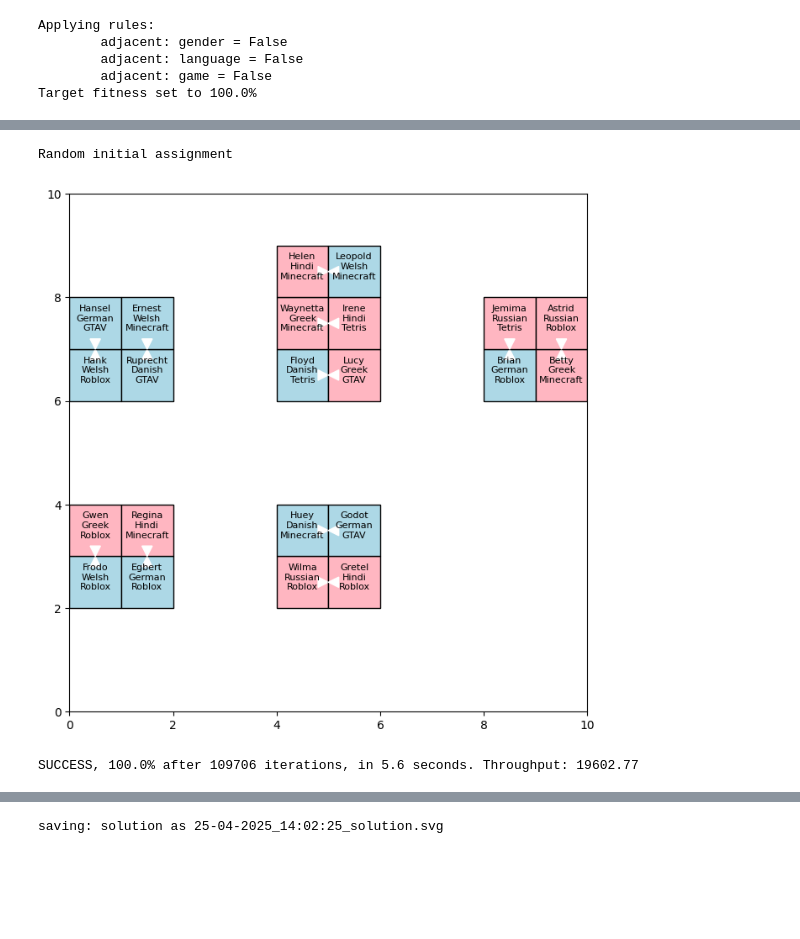
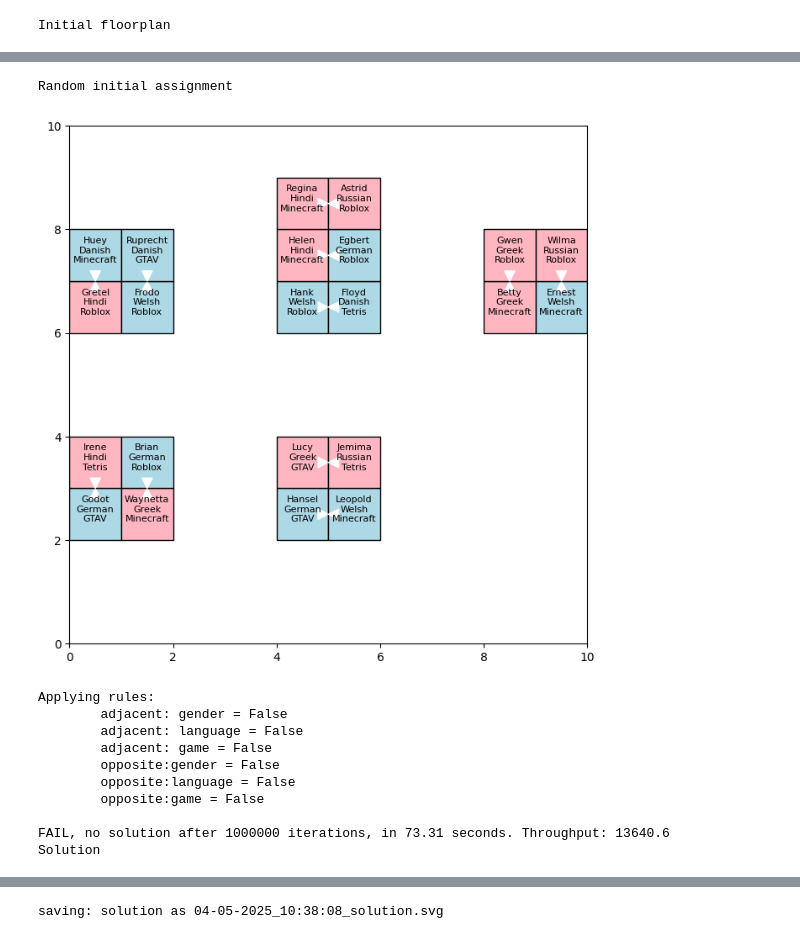
Before and after one commit to twood-nv/pyseater, a Jupyter notebook: ips-6b.ipynb, the cells around one changed output, grey strips where cells are left out. Drawn from its saved outputs; the diff is of its cells as text; code cells hidden in the pictures; blank space fills up the shorter version.

```diff
--- a/ips-6b.ipynb
+++ b/ips-6b.ipynb
@@ -1,50 +1,42 @@
 # %%
 import pyseater as ps
 params = ps.Parameters()
 seater = ps.Pyseater(params.n_rows, params.n_cols)
 
-ps.add_table(seater, 0, 2, ps.Table(2, 2, ps.Divide.HORIZONTAL))
-ps.add_table(seater, 4, 2, ps.Table(2, 2, ps.Divide.VERTICAL))
-ps.add_table(seater, 8, 6, ps.Table(2, 2, ps.Divide.HORIZONTAL))
-ps.add_table(seater, 4, 6, ps.Table(2, 3, ps.Divide.VERTICAL))
-ps.add_table(seater, 0, 6, ps.Table(2, 2, ps.Divide.HORIZONTAL))
+seater.add_table(0, 2, ps.Table(2, 2, ps.Divide.HORIZONTAL))
+seater.add_table(4, 2, ps.Table(2, 2, ps.Divide.VERTICAL))
+seater.add_table(8, 6, ps.Table(2, 2, ps.Divide.HORIZONTAL))
+seater.add_table(4, 6, ps.Table(2, 3, ps.Divide.VERTICAL))
+seater.add_table(0, 6, ps.Table(2, 2, ps.Divide.HORIZONTAL))
 
 seater.adj_rules.append(ps.Rule("gender", False))
 seater.adj_rules.append(ps.Rule("language", False))
 seater.adj_rules.append(ps.Rule("game", False))
 
-# ops_rules.append(Rule("gender", False))
-# ops_rules.append(Rule("language", False))
-# ops_rules.append(Rule("game", False))
+seater.ops_rules.append(ps.Rule("gender", False))
+seater.ops_rules.append(ps.Rule("language", False))
+seater.ops_rules.append(ps.Rule("game", False))
 
-if(params.log_level > 0) : print("Applying rules:")
-for adj_rule in seater.adj_rules :
-    if(params.log_level > 0) : print("\tadjacent: " + str(adj_rule.attribute) + " = " + str(adj_rule.boolean))
-for ops_rule in seater.ops_rules :
-    if(params.log_level > 0) : print("\topposite:" + str(ops_rule.attribute) + " = " + str(ops_rule.boolean))
-
-if params.seed :
-    if(params.log_level > 0) : print("Seed will be set to " + str(params.seed))
-    rng.seed(args.seed)
-
-if params.target_fitness :
-    if(params.log_level > 0) : print("Target fitness set to " + str(params.target_fitness) + "%")
-params.target_fitness = (params.target_fitness / 100) * (seater.n_places * (len(seater.adj_rules) + len(seater.ops_rules)))
-
-ps.draw_floorplan(seater, params)
-ps.do_random_assignment(seater, params)
+print("Initial floorplan")
+seater.draw_floorplan(params)
+seater.do_random_assignment(params)
 print("Random initial assignment")
-ps.draw_floorplan(seater, params)
+seater.draw_floorplan(params)
 seater.solve(params)
-fig = ps.draw_floorplan(seater, params)
-ps.save_figure("solution", fig)
+print("Solution")
+seater.draw_floorplan(params, "solution")
 # %% [output]
-Applying rules:
-        adjacent: gender = False
-        adjacent: language = False
-        adjacent: game = False
-Target fitness set to 100.0%
+Initial floorplan
 [figure]
 Random initial assignment
-[figure, old version]
+[figure, new version]
-SUCCESS, 100.0% after 109706 iterations, in 5.6 seconds. Throughput: 19602.77
+Applying rules:
+        adjacent: gender = False
+        adjacent: language = False
+        adjacent: game = False
+        opposite:gender = False
+        opposite:language = False
+        opposite:game = False
+
+FAIL, no solution after 1000000 iterations, in 73.31 seconds. Throughput: 13640.6
+Solution
@@ -52 +44 @@ SUCCESS, 100.0% after 109706 iterations, in 5.6 seconds. Throughput: 19602.77
-saving: solution as 25-04-2025_14:02:25_solution.svg
+saving: solution as 04-05-2025_10:38:08_solution.svg
```
Also changed, not shown: parts of 1 cell of this notebook, 7 other files.
